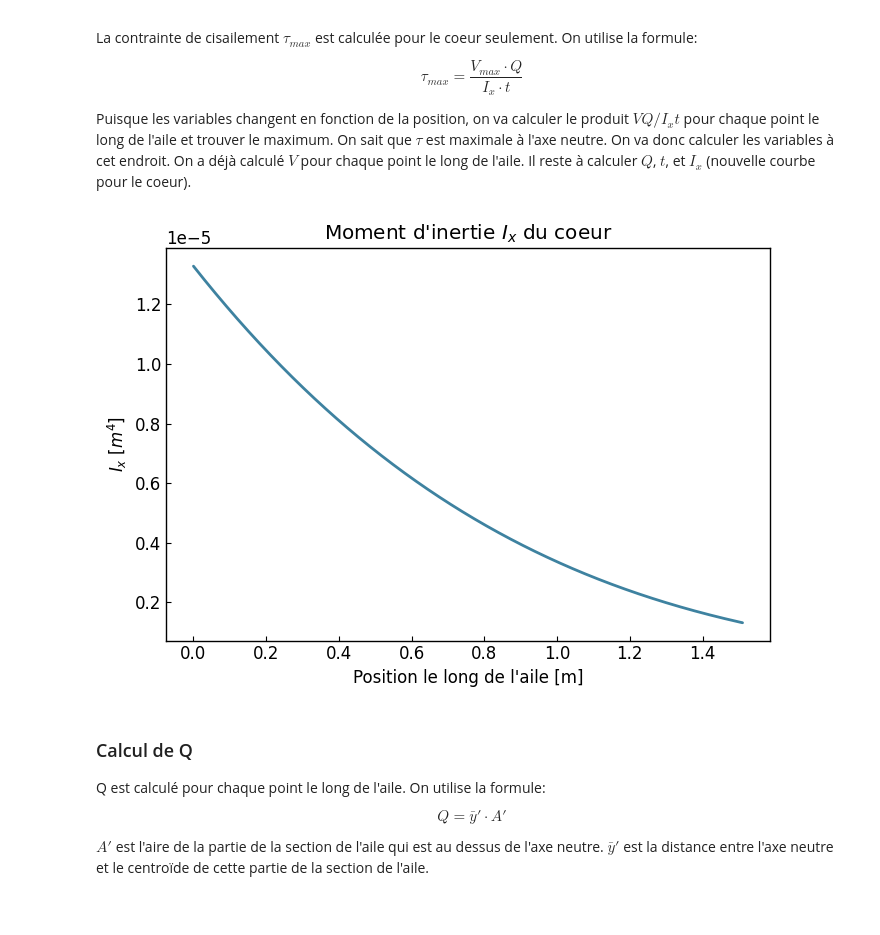
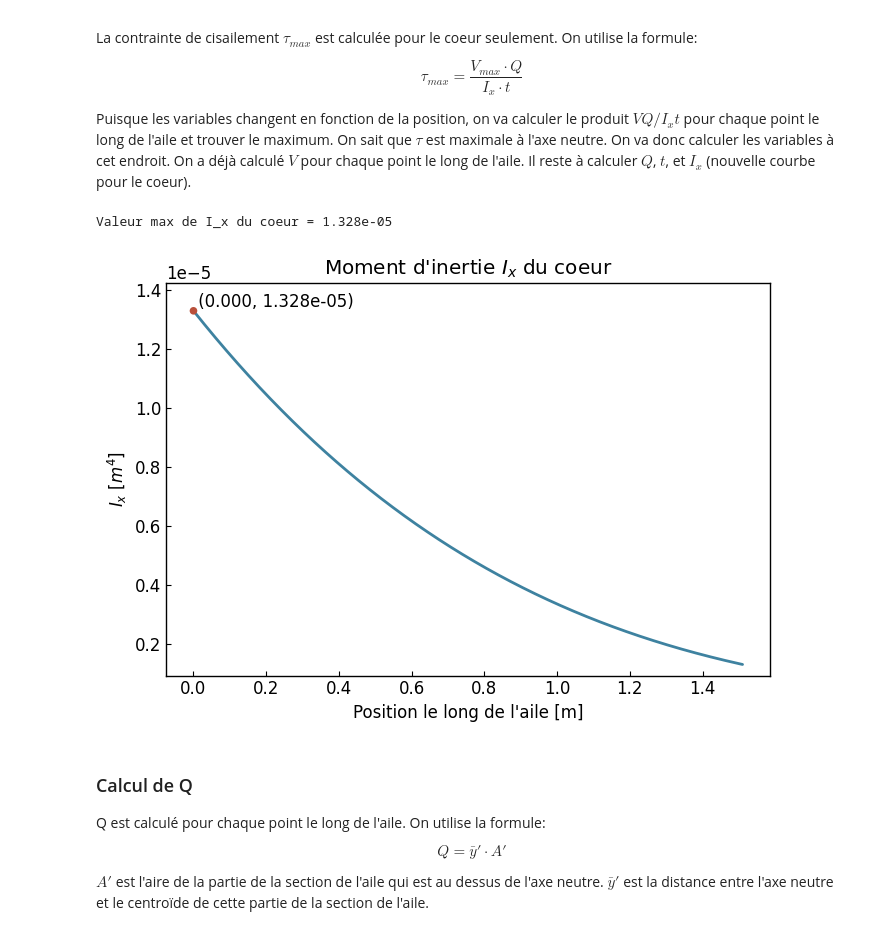
Before and after one commit to Oddball777/etude_cas_rdm, a Jupyter notebook: etude_cas_rdm/main.ipynb, the cells around one changed output. Saved outputs shown, nothing was run; the diff lists cells and outputs as text; code cells hidden in the pictures.

```diff
--- a/etude_cas_rdm/main.ipynb
+++ b/etude_cas_rdm/main.ipynb
@@ -8,6 +8,9 @@ from typing import Annotated
 import graphinglib as gl # pip install git+https://github.com/GraphingLib/GraphingLib.git
 import scavenger as sg # pip install csv-scavenger
 from pydantic import BaseModel, validate_call, Field # pip install pydantic
+
+# Option pour sauvegarder vs afficher les graphiques
+save = False
 # %% [markdown]
 # Définition des classes qui contiennent les propriétés de l'aile
 # %%
@@ -316,13 +366,22 @@ On sait que $\tau$ est maximale à l'axe neutre. On va donc calculer les variabl
 # %%
 valeurs_I_x_coeur = [coeur_aile.I_x(l) for l in positions_aile]
 curve_I_x_coeur = gl.Curve(positions_aile, valeurs_I_x_coeur)
 
 # Graphique
-fig = gl.Figure(size=(7, 5), x_label="Position le long de l'aile [m]", y_label='$I_x$ [$m^4$]', title="Moment d'inertie $I_x$ du coeur")
-fig.add_elements(curve_I_x_coeur)
-fig.show()
+print(f"Valeur max de I_x du coeur = {max(abs(curve_I_x_coeur)):.3e}")
+point_max = curve_I_x_coeur.create_point_at_x(0)
+point_max.color = 'C2'
+point_max.label = "(0.000, 1.328e-05)"
+fig = gl.Figure(size=(7, 5), x_label="Position le long de l'aile [m]", y_label='$I_x$ [$m^4$]', title="Moment d'inertie $I_x$ du coeur", y_lim=(min(curve_I_x_coeur) /1.4, max(curve_I_x_coeur) * 1.07))
+fig.add_elements(curve_I_x_coeur, point_max)
+if save:
+    fig.title = None
+    fig.save('../graphiques/moment_inertie_coeur.pdf')
+else:
+    fig.show()
 # %% [output]
+Valeur max de I_x du coeur = 1.328e-05
-[figure, old version]
+[figure, new version]
 # %% [markdown]
 ### Calcul de Q
 
```
Also changed, not shown: parts of 10 cells of this notebook, 7 other files.
